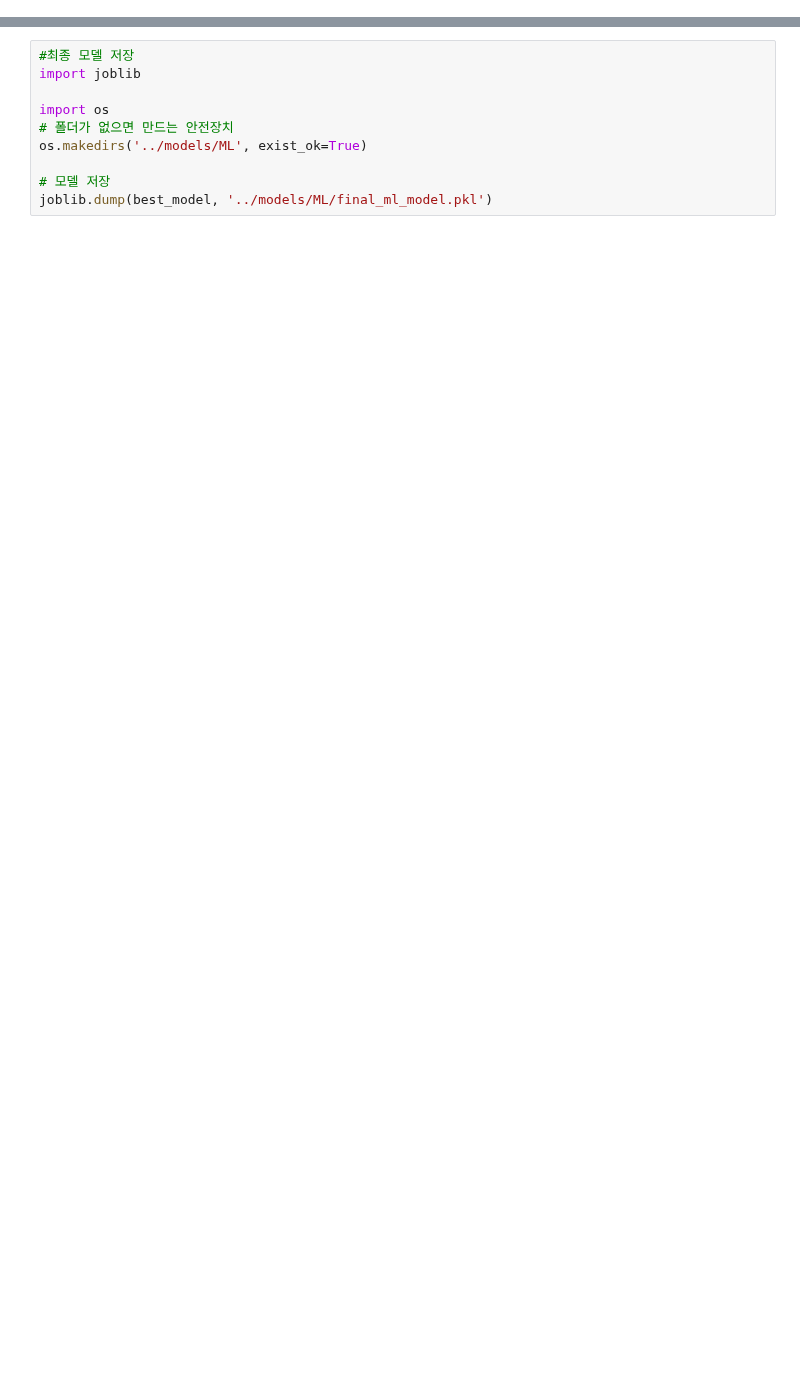
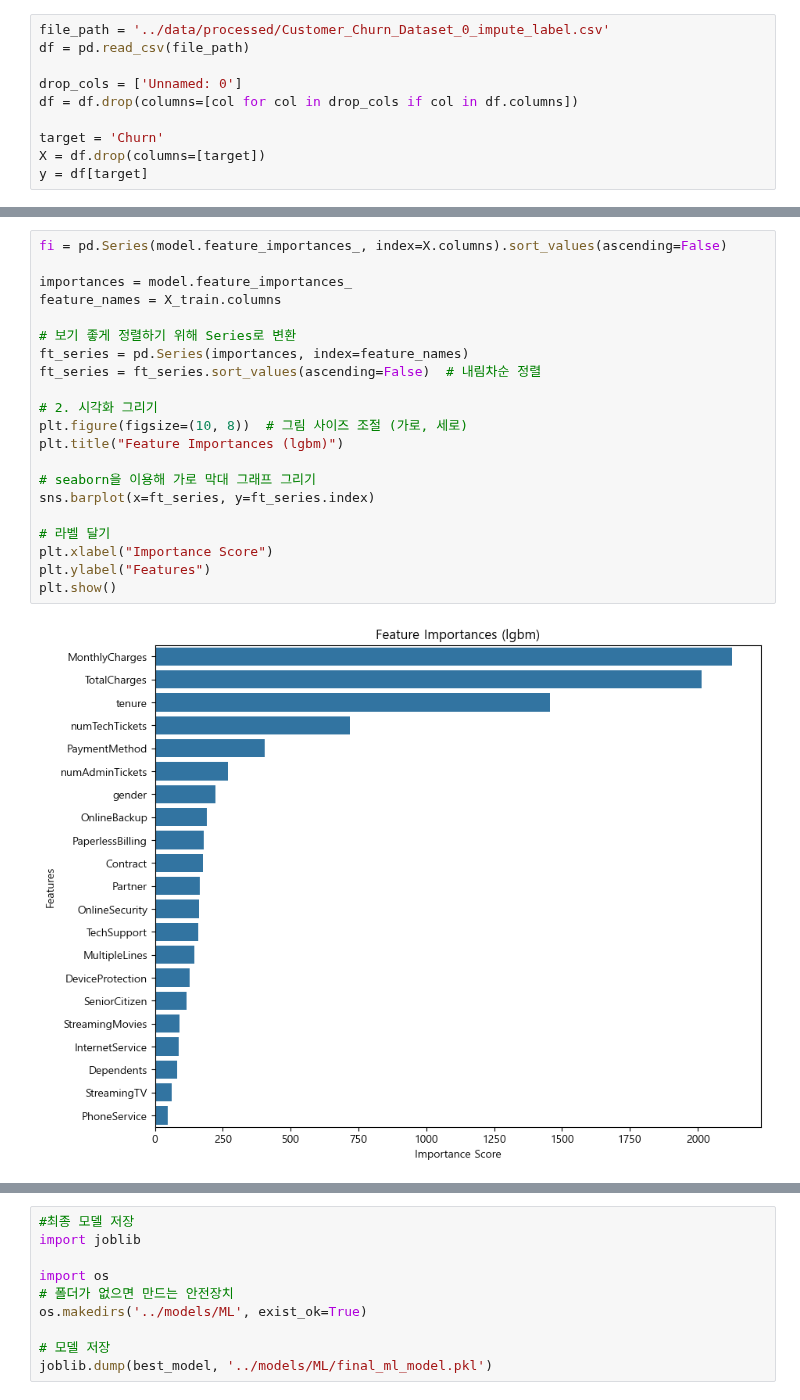
Before and after one commit to SKNETWORKS-FAMILY-AICAMP/SKN21-2nd-4Team, a Jupyter notebook: notebooks/ML_Modeling_LGBM.ipynb, the cells around one changed output, grey strips where cells are left out. Drawn from its saved outputs; the diff is of its cells as text; blank space fills up the shorter version.

Commit message:
LGBM feature selection

```diff
--- a/notebooks/ML_Modeling_LGBM.ipynb
+++ b/notebooks/ML_Modeling_LGBM.ipynb
@@ -8,0 +9,10 @@ df = pd.read_csv(file_path)
+# %%
+file_path = '../data/processed/Customer_Churn_Dataset_0_impute_label.csv'
+df = pd.read_csv(file_path)
+
+drop_cols = ['Unnamed: 0']
+df = df.drop(columns=[col for col in drop_cols if col in df.columns])
+
+target = 'Churn'
+X = df.drop(columns=[target])
+y = df[target]
@@ -8,0 +70,23 @@ df = pd.read_csv(file_path)
+# %%
+fi = pd.Series(model.feature_importances_, index=X.columns).sort_values(ascending=False)
+
+importances = model.feature_importances_
+feature_names = X_train.columns
+
+# 보기 좋게 정렬하기 위해 Series로 변환
+ft_series = pd.Series(importances, index=feature_names)
+ft_series = ft_series.sort_values(ascending=False)  # 내림차순 정렬
+
+# 2. 시각화 그리기
+plt.figure(figsize=(10, 8))  # 그림 사이즈 조절 (가로, 세로)
+plt.title("Feature Importances (lgbm)")
+
+# seaborn을 이용해 가로 막대 그래프 그리기
+sns.barplot(x=ft_series, y=ft_series.index)
+
+# 라벨 달기
+plt.xlabel("Importance Score")
+plt.ylabel("Features")
+plt.show()
+# %% [output]
+[figure, added]
```
Also changed, not shown: parts of 20 cells of this notebook.
